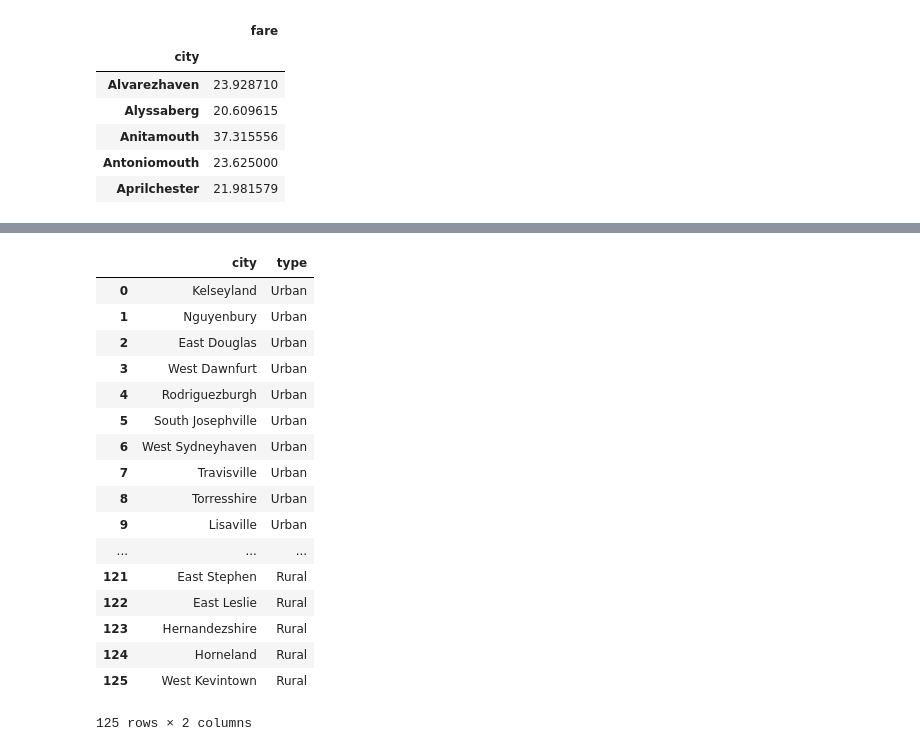
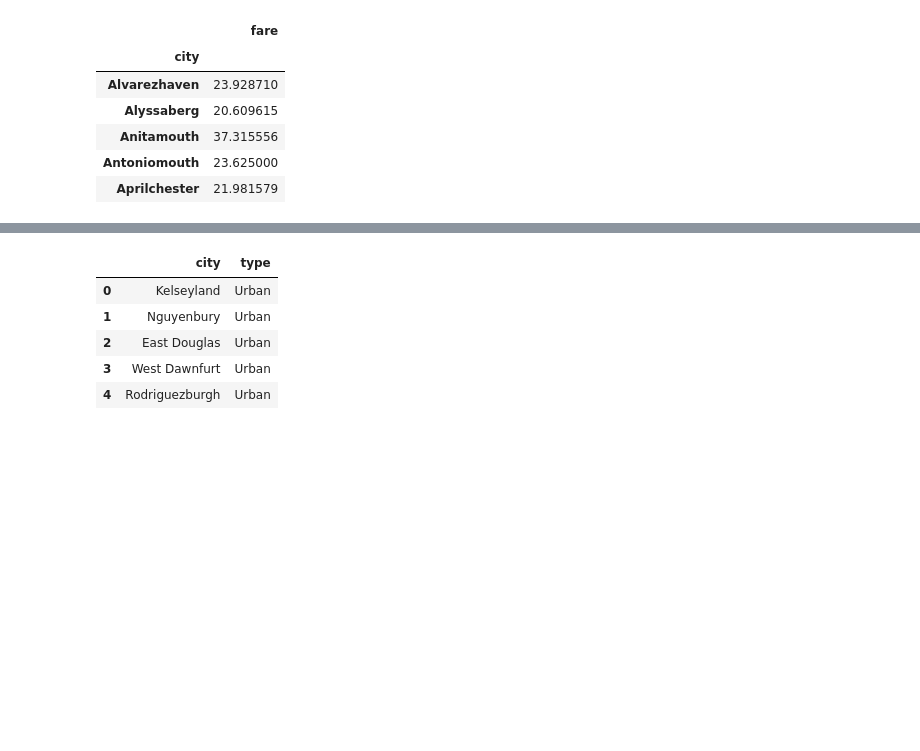
Before and after one commit to wendywalsh/Matplotlib_viz, a Jupyter notebook: Instructions/Pyber/Pyber_Walsh.ipynb, the cells around one changed output, grey strips where cells are left out. Saved outputs shown, nothing was run; the diff lists cells and outputs as text; code cells hidden in the pictures; blank space fills up the shorter version.

```diff
--- a/Instructions/Pyber/Pyber_Walsh.ipynb
+++ b/Instructions/Pyber/Pyber_Walsh.ipynb
@@ -111,23 +89,13 @@ city_raw_df.groupby("city")[["driver_count"]].mean()
 # %%
-#color of bubble = type of city
+#Complete Df of color of bubble = type of city
 type_city = city_raw_df[["city","type"]].drop_duplicates()
-type_city
+type_city.head()
+
+color = for x in type_city["type"]
 # %% [output]
 |  | city | type |
 | 0 | Kelseyland | Urban |
 | 1 | Nguyenbury | Urban |
 | 2 | East Douglas | Urban |
 | 3 | West Dawnfurt | Urban |
 | 4 | Rodriguezburgh | Urban |
-| 5 | South Josephville | Urban |
-| 6 | West Sydneyhaven | Urban |
-| 7 | Travisville | Urban |
-| 8 | Torresshire | Urban |
-| 9 | Lisaville | Urban |
-| ... | ... | ... |
-| 121 | East Stephen | Rural |
-| 122 | East Leslie | Rural |
-| 123 | Hernandezshire | Rural |
-| 124 | Horneland | Rural |
-| 125 | West Kevintown | Rural |
-125 rows × 2 columns
```
Also changed, not shown: parts of 9 cells of this notebook.
